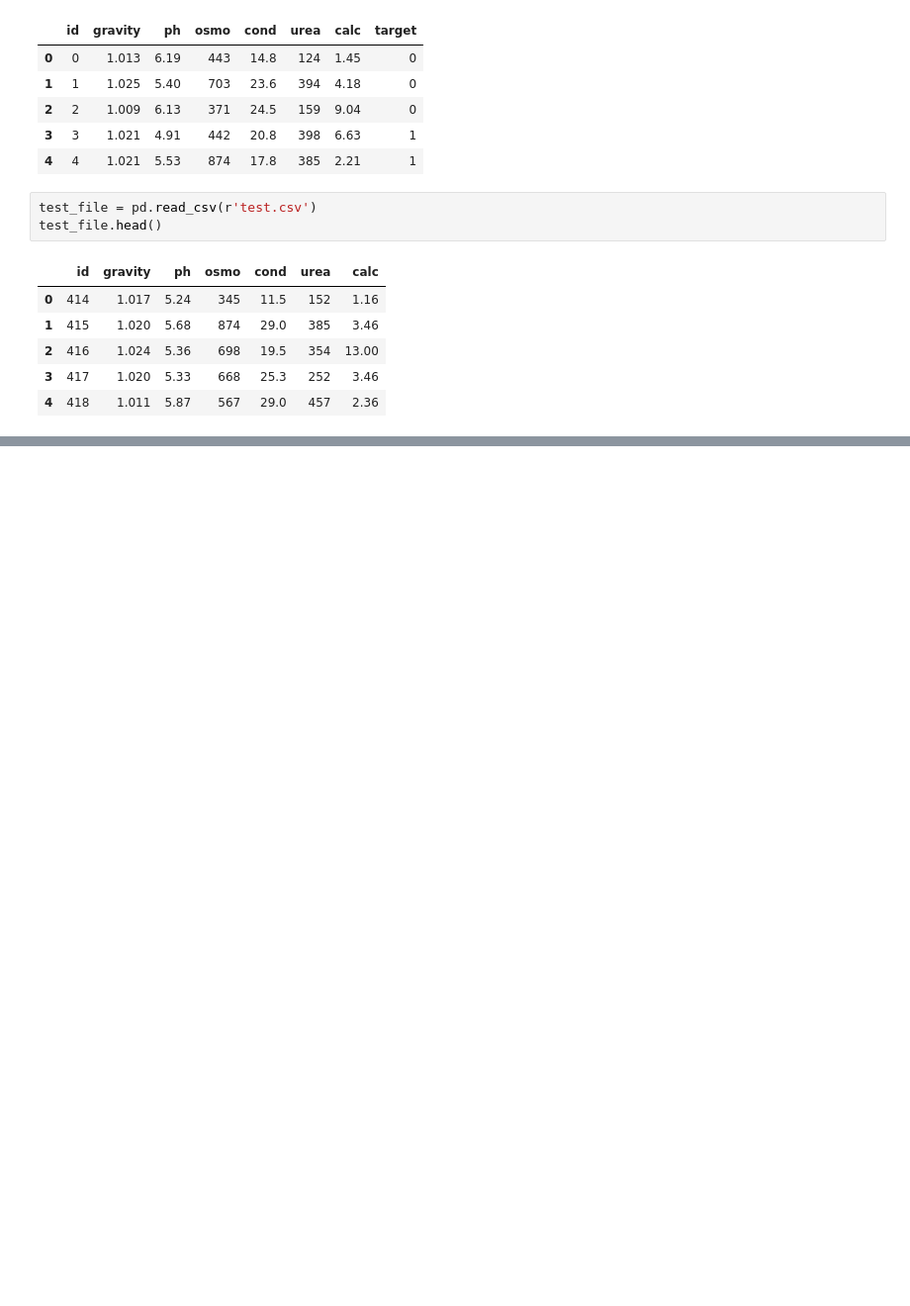
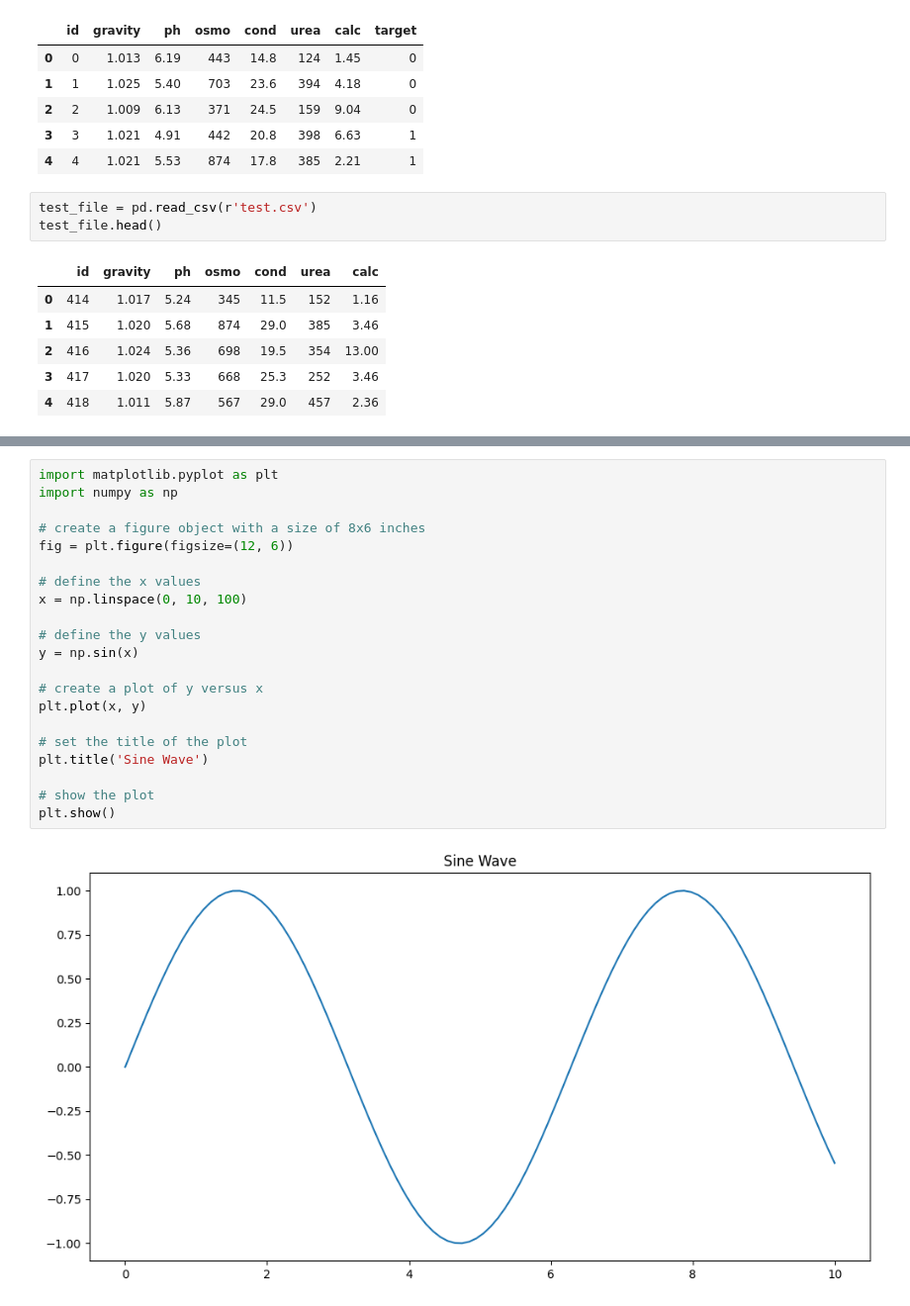
Before and after one commit to reese-quinto/DATA3402.Spring23, a Jupyter notebook: Kaggle/KC_sandbox01.ipynb, the cells around one changed output, grey strips where cells are left out. Shown at 99% size. Cells and saved outputs as stored; diff of their text form; blank space fills up the shorter version.

```diff
--- a/Kaggle/KC_sandbox01.ipynb
+++ b/Kaggle/KC_sandbox01.ipynb
@@ -58,0 +81,23 @@ KeyError: 'id'
+# %%
+import matplotlib.pyplot as plt
+import numpy as np
+
+# create a figure object with a size of 8x6 inches
+fig = plt.figure(figsize=(12, 6))
+
+# define the x values
+x = np.linspace(0, 10, 100)
+
+# define the y values
+y = np.sin(x)
+
+# create a plot of y versus x
+plt.plot(x, y)
+
+# set the title of the plot
+plt.title('Sine Wave')
+
+# show the plot
+plt.show()
+# %% [output]
+[figure, added]
```
Also changed, not shown: parts of 8 cells of this notebook, 1 other file.
